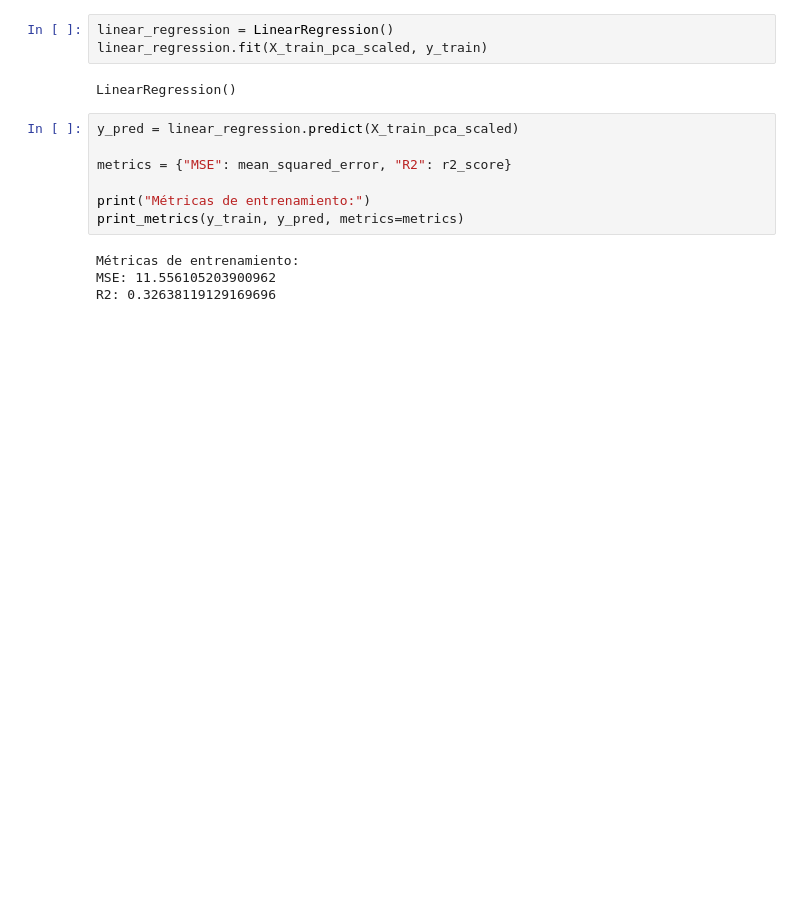
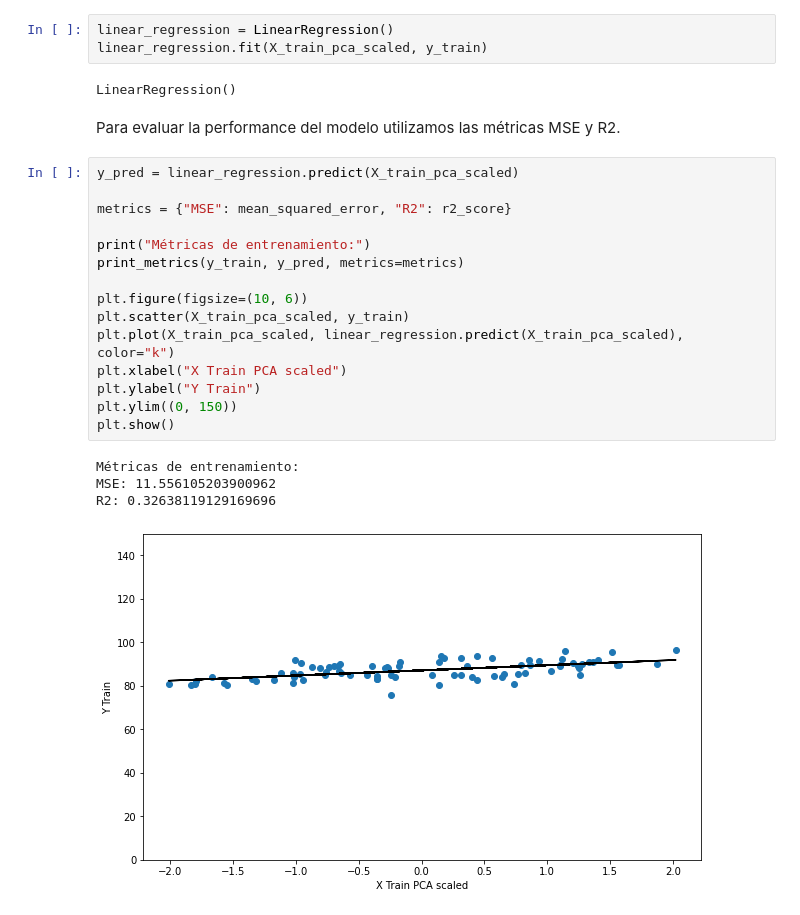
Before and after one commit to achurichi/CEIA-inteligencia_artificial, a Jupyter notebook: TP_final/tp_final.ipynb, the cells around one changed output. Cells and saved outputs as stored; diff of their text form; blank space fills up the shorter version.

```diff
--- a/TP_final/tp_final.ipynb
+++ b/TP_final/tp_final.ipynb
@@ -217,14 +231,25 @@ linear_regression = LinearRegression()
 linear_regression.fit(X_train_pca_scaled, y_train)
 # %% [output]
 LinearRegression()
+# %% [markdown]
+Para evaluar la performance del modelo utilizamos las métricas MSE y R2.
 # %%
 y_pred = linear_regression.predict(X_train_pca_scaled)
 
 metrics = {"MSE": mean_squared_error, "R2": r2_score}
 
 print("Métricas de entrenamiento:")
 print_metrics(y_train, y_pred, metrics=metrics)
+
+plt.figure(figsize=(10, 6))
+plt.scatter(X_train_pca_scaled, y_train)
+plt.plot(X_train_pca_scaled, linear_regression.predict(X_train_pca_scaled), color="k")
+plt.xlabel("X Train PCA scaled")
+plt.ylabel("Y Train")
+plt.ylim((0, 150))
+plt.show()
 # %% [output]
 Métricas de entrenamiento:
 MSE: 11.556105203900962
 R2: 0.32638119129169696
+[figure, added]
```
Also changed, not shown: parts of 29 cells of this notebook.
